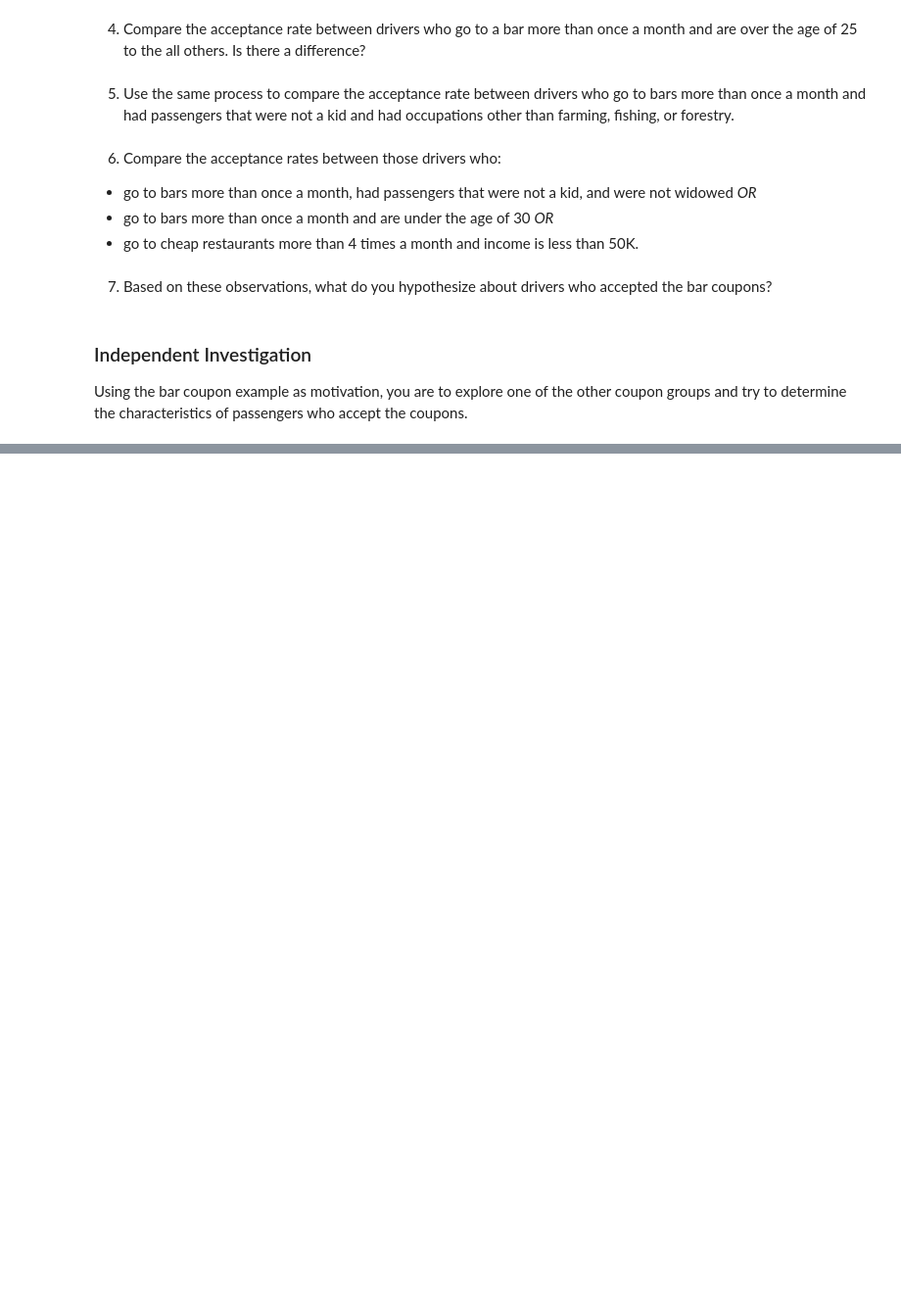
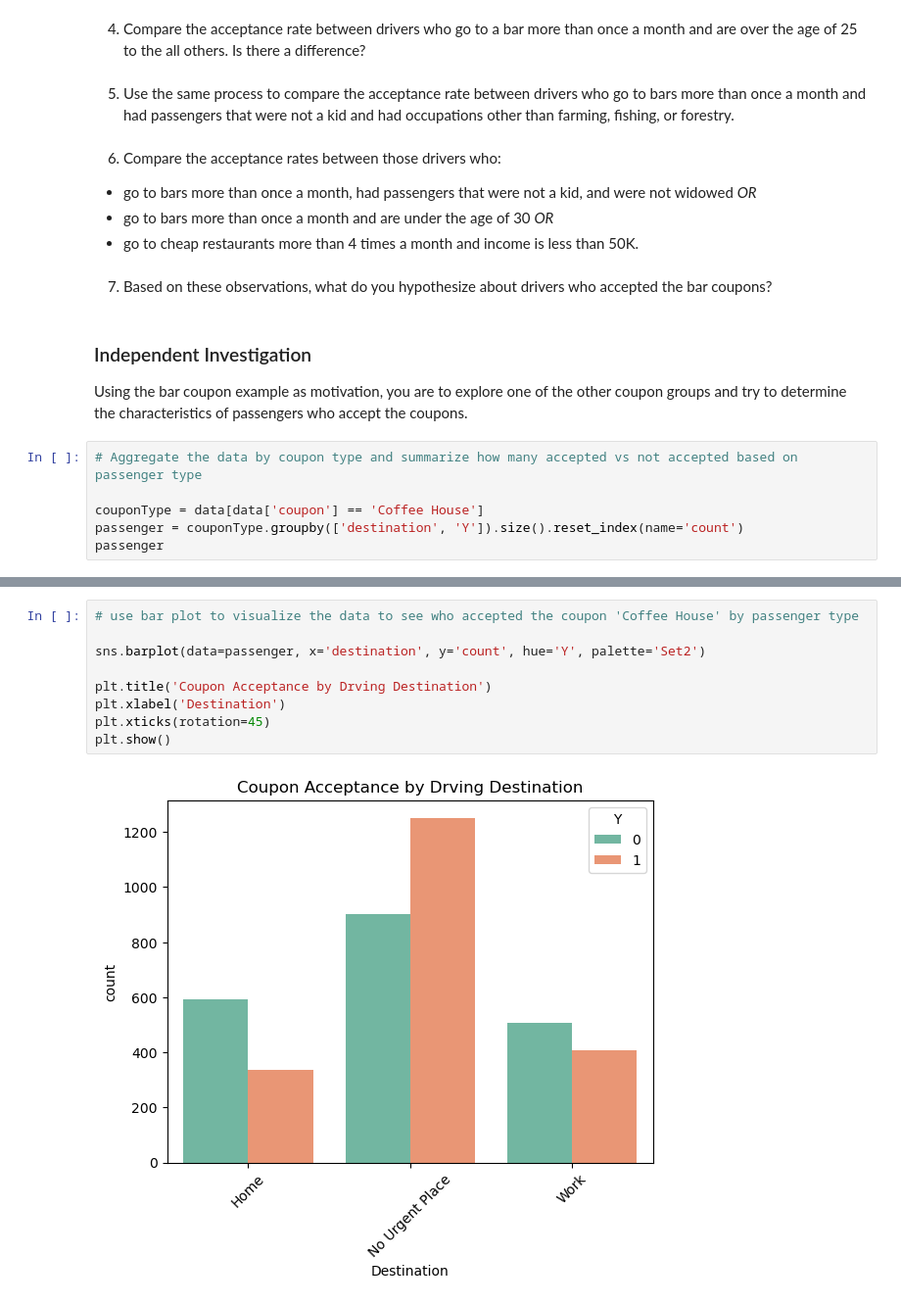
Before and after one commit to creyes25/Practical-Application-1-Python-ML-AI-, a Jupyter notebook: prompt.ipynb, the cells around one changed output, grey strips where cells are left out. Shown at 98% size. Saved outputs shown, nothing was run; the diff lists cells and outputs as text; blank space fills up the shorter version.

Commit message:
create a bar graph to determine coupon acceptance by driving destination

```diff
--- a/prompt.ipynb
+++ b/prompt.ipynb
@@ -297,3 +297,9 @@ Now, we will lead you through an exploration of just the bar related coupons.
 ### Independent Investigation
 
 Using the bar coupon example as motivation, you are to explore one of the other coupon groups and try to determine the characteristics of passengers who accept the coupons.
+# %%
+# Aggregate the data by coupon type and summarize how many accepted vs not accepted based on passenger type
+
+couponType = data[data['coupon'] == 'Coffee House']
+passenger = couponType.groupby(['destination', 'Y']).size().reset_index(name='count')
+passenger
@@ -299,0 +314,11 @@ Using the bar coupon example as motivation, you are to explore one of the other
+# %%
+# use bar plot to visualize the data to see who accepted the coupon 'Coffee House' by passenger type
+
+sns.barplot(data=passenger, x='destination', y='count', hue='Y', palette='Set2')
+
+plt.title('Coupon Acceptance by Drving Destination')
+plt.xlabel('Destination')
+plt.xticks(rotation=45)
+plt.show()
+# %% [output]
+[figure, added]
```
Also changed, not shown: parts of 1 cell of this notebook.
